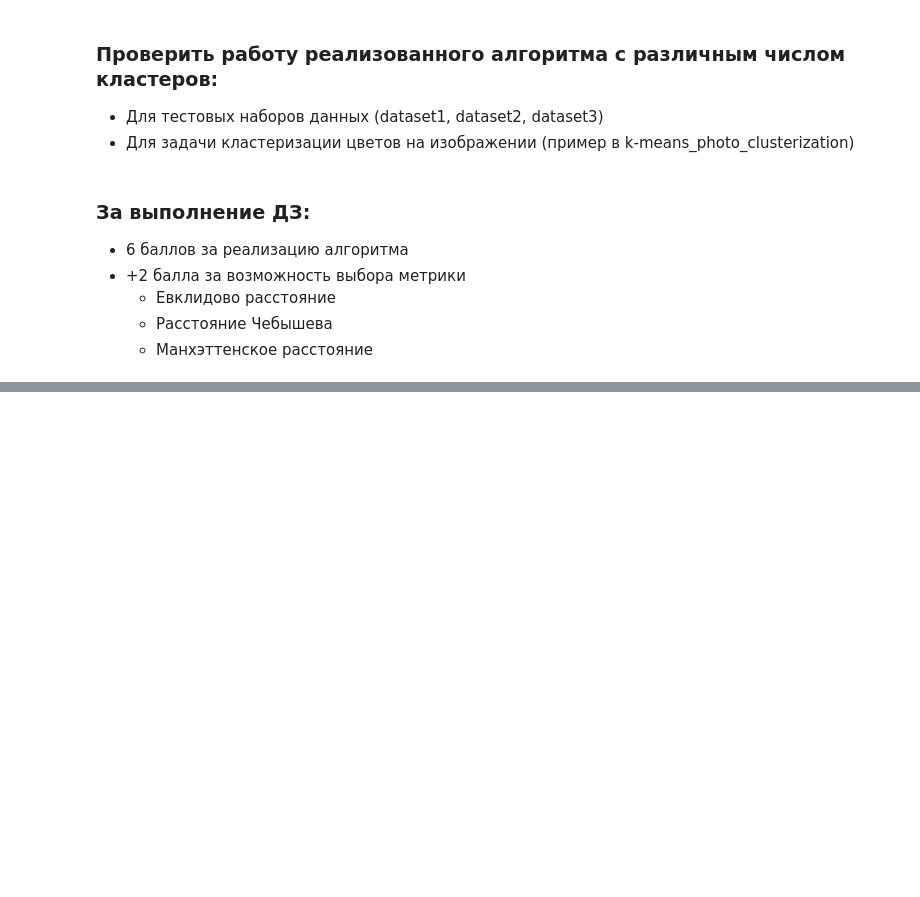
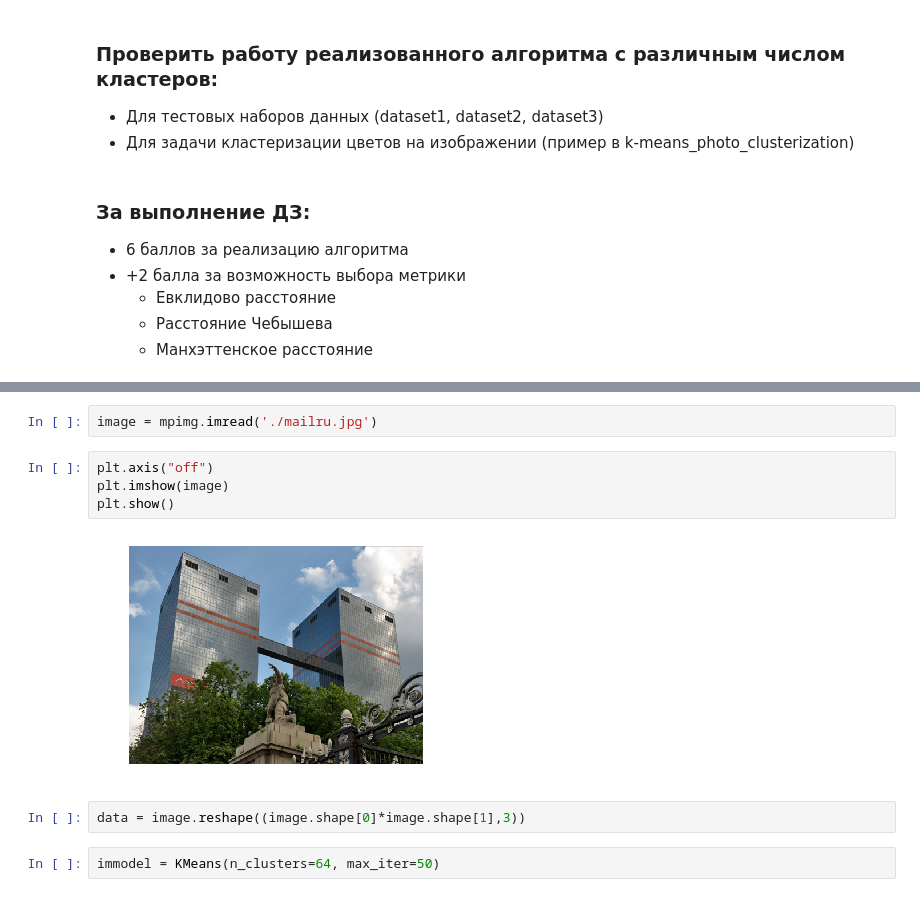
Before and after one commit to maks5507/IntroML, a Jupyter notebook: Lecture_3/clustering/k-means/K-Means_emp.ipynb, the cells around one changed output, grey strips where cells are left out. Cells and saved outputs as stored; diff of their text form; blank space fills up the shorter version.

```diff
--- a/Lecture_3/clustering/k-means/K-Means_emp.ipynb
+++ b/Lecture_3/clustering/k-means/K-Means_emp.ipynb
@@ -115,0 +141,12 @@ labels = model.fit(df)
+# %%
+image = mpimg.imread('./mailru.jpg')
+# %%
+plt.axis("off")
+plt.imshow(image)
+plt.show()
+# %% [output]
+[figure, added]
+# %%
+data = image.reshape((image.shape[0]*image.shape[1],3))
+# %%
+immodel = KMeans(n_clusters=64, max_iter=50)
```
Also changed, not shown: parts of 16 cells of this notebook.
